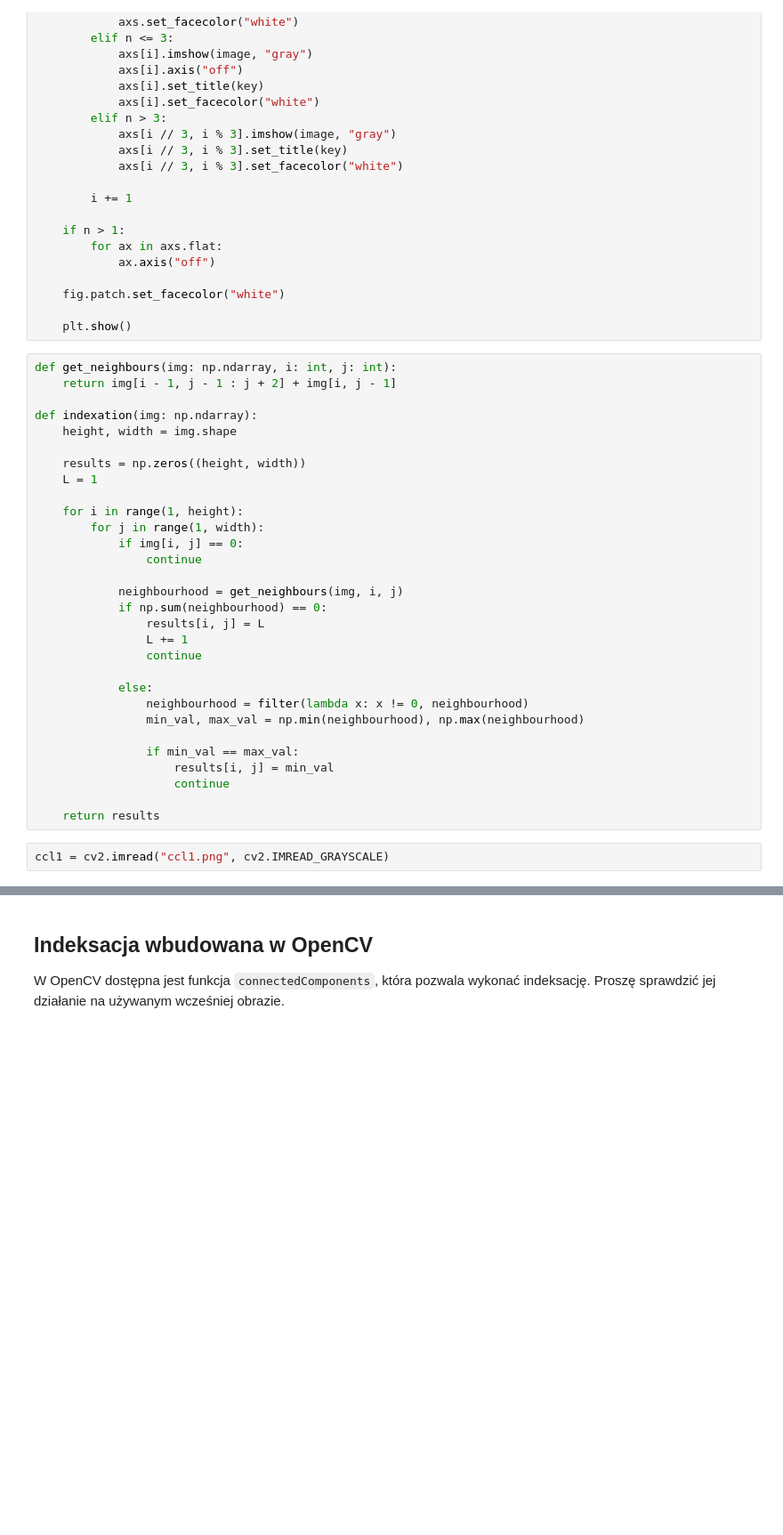
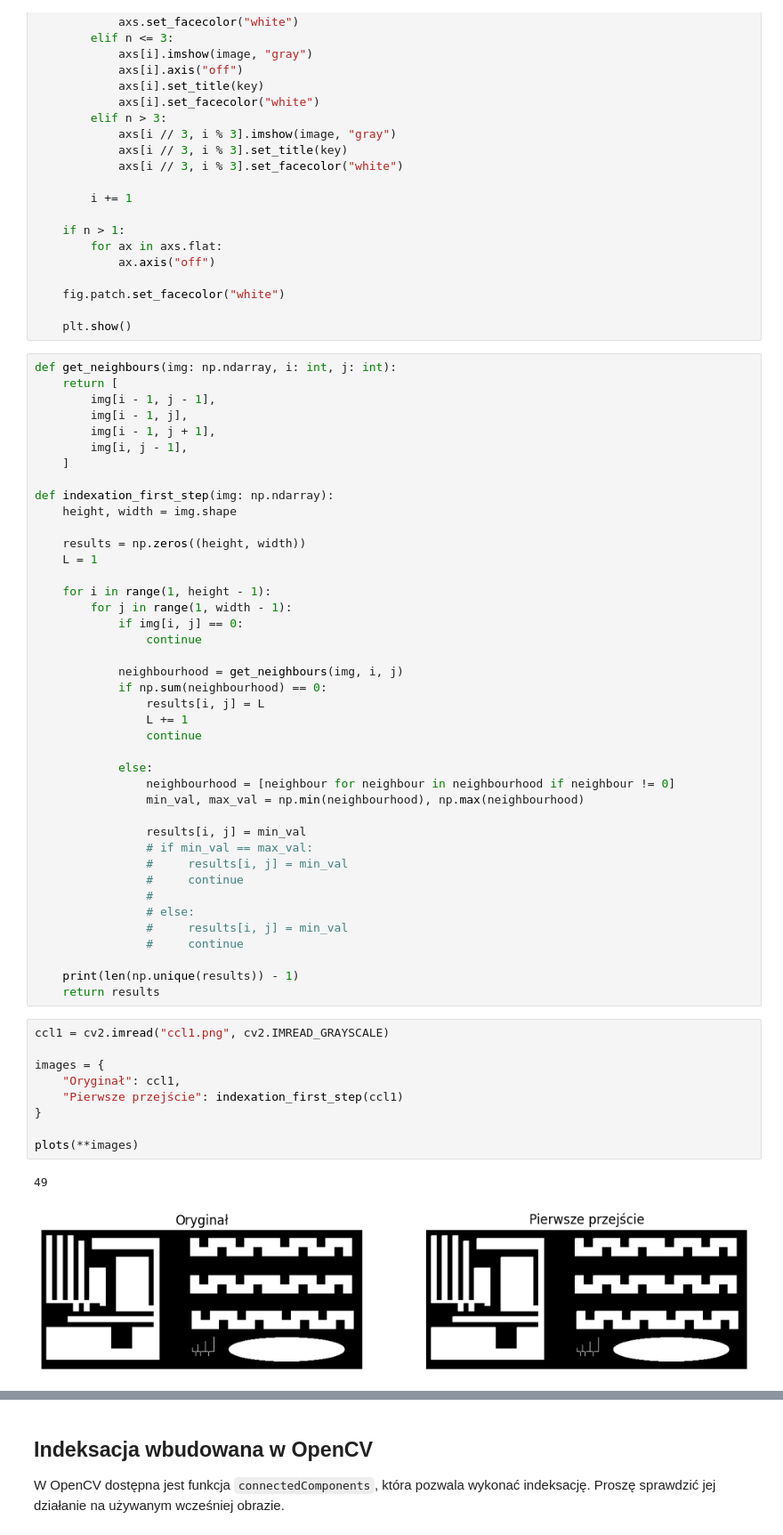
Before and after one commit to DziqG2NK/Przetwarzanie-i-analiza-obraz-w-cyfrowych, a Jupyter notebook: zajecia_6/13_ccl.ipynb, the cells around one changed output, grey strips where cells are left out. Shown at 89% size. Saved outputs shown, nothing was run; the diff lists cells and outputs as text; blank space fills up the shorter version.

```diff
--- a/zajecia_6/13_ccl.ipynb
+++ b/zajecia_6/13_ccl.ipynb
@@ -133,16 +133,21 @@ def plots(**kwargs):
     plt.show()
 # %%
 def get_neighbours(img: np.ndarray, i: int, j: int):
-    return img[i - 1, j - 1 : j + 2] + img[i, j - 1]
+    return [
+        img[i - 1, j - 1],
+        img[i - 1, j],
+        img[i - 1, j + 1],
+        img[i, j - 1],
+    ]
 
-def indexation(img: np.ndarray):
+def indexation_first_step(img: np.ndarray):
     height, width = img.shape
 
     results = np.zeros((height, width))
     L = 1
 
-    for i in range(1, height):
-        for j in range(1, width):
+    for i in range(1, height - 1):
+        for j in range(1, width - 1):
             if img[i, j] == 0:
                 continue
 
@@ -153,16 +158,32 @@ def indexation(img: np.ndarray):
                 continue
 
             else:
-                neighbourhood = filter(lambda x: x != 0, neighbourhood)
+                neighbourhood = [neighbour for neighbour in neighbourhood if neighbour != 0]
                 min_val, max_val = np.min(neighbourhood), np.max(neighbourhood)
 
-                if min_val == max_val:
-                    results[i, j] = min_val
-                    continue
+                results[i, j] = min_val
+                # if min_val == max_val:
+                #     results[i, j] = min_val
+                #     continue
+                #
+                # else:
+                #     results[i, j] = min_val
+                #     continue
 
+    print(len(np.unique(results)) - 1)
     return results
 # %%
 ccl1 = cv2.imread("ccl1.png", cv2.IMREAD_GRAYSCALE)
+
+images = {
+    "Oryginał": ccl1,
+    "Pierwsze przejście": indexation_first_step(ccl1)
+}
+
+plots(**images)
+# %% [output]
+49
+[figure, added]
 # %% [markdown]
 ## Dyskusja:
 
```
